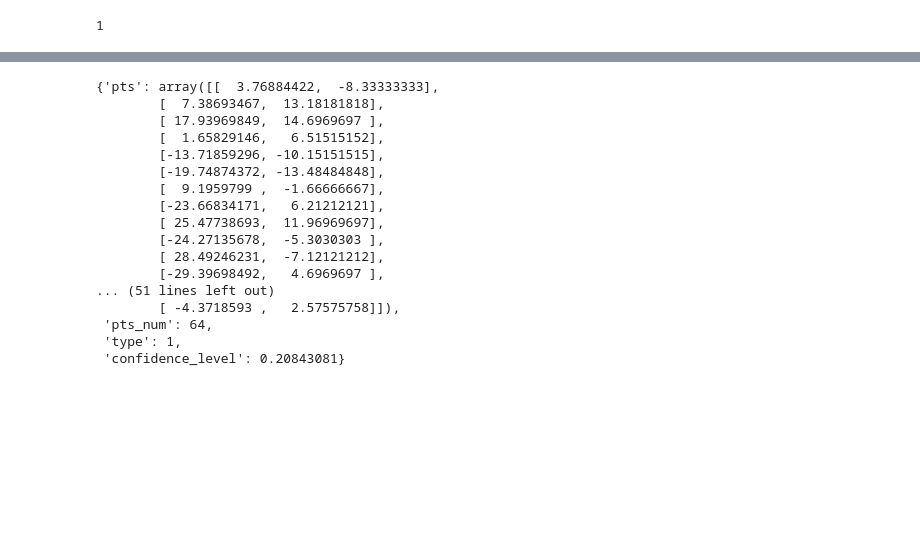
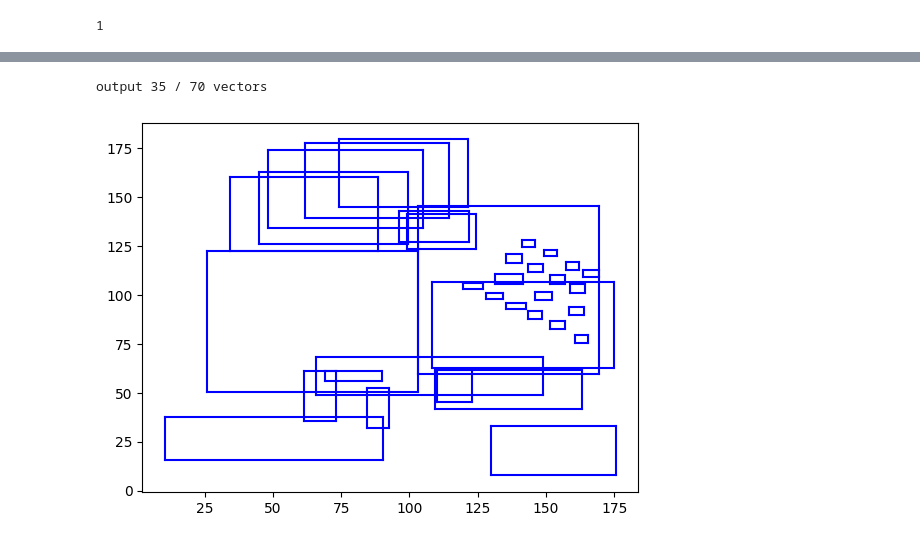
Before and after one commit to yinwu33/VectorMapNet_code, a Jupyter notebook: check.ipynb, the cells around one changed output, grey strips where cells are left out. Drawn from its saved outputs; the diff is of its cells as text; code cells hidden in the pictures; blank space fills up the shorter version.

```diff
--- a/check.ipynb
+++ b/check.ipynb
@@ -185,23 +178,31 @@ for i in results['results']['vectors']:
-# %%
-def plot_det_result():
-    pass
-
-results['results']['vectors'][1]
-# %% [output]
-{'pts': array([[  3.76884422,  -8.33333333],
-        [  7.38693467,  13.18181818],
-        [ 17.93969849,  14.6969697 ],
-        [  1.65829146,   6.51515152],
-        [-13.71859296, -10.15151515],
-        [-19.74874372, -13.48484848],
-        [  9.1959799 ,  -1.66666667],
-        [-23.66834171,   6.21212121],
-        [ 25.47738693,  11.96969697],
-        [-24.27135678,  -5.3030303 ],
-        [ 28.49246231,  -7.12121212],
-        [-29.39698492,   4.6969697 ],
-... (51 lines left out)
-        [ -4.3718593 ,   2.57575758]]),
- 'pts_num': 64,
- 'type': 1,
- 'confidence_level': 0.20843081}
+# %%
+def plot_bbox(bbox, color='b', marker='o', s=5, close = True):
+    # bbox: ndarray of shape (x1, y1, x2, y2)
+    # draw a rectangle with corners (x1, y1) and (x2, y2)
+
+    plt.plot([bbox[0], bbox[2]], [bbox[1], bbox[1]], c=color)
+    plt.plot([bbox[0], bbox[2]], [bbox[3], bbox[3]], c=color)
+    plt.plot([bbox[0], bbox[0]], [bbox[1], bbox[3]], c=color)
+    plt.plot([bbox[2], bbox[2]], [bbox[1], bbox[3]], c=color)
+
+
+def plot_det_results(vectors: dict, confidence_level: float = 0.9):
+
+
+    count = 0
+    for i in vectors:
+        if i['confidence_level'] < confidence_level:
+            continue
+        plot_bbox(i['bbox'])
+        count += 1
+    print(f"output {count} / {len(vectors)} vectors")
+
+
+
+
+results['results']['vectors'][1]
+# plot_bbox(results['results']['vectors'][1]['bbox'])
+plot_det_results(results['results']['vectors'], confidence_level=0.9)
+# %% [output]
+output 35 / 70 vectors
+[figure, added]
```
Also changed, not shown: parts of 9 cells of this notebook, 3 other files.
